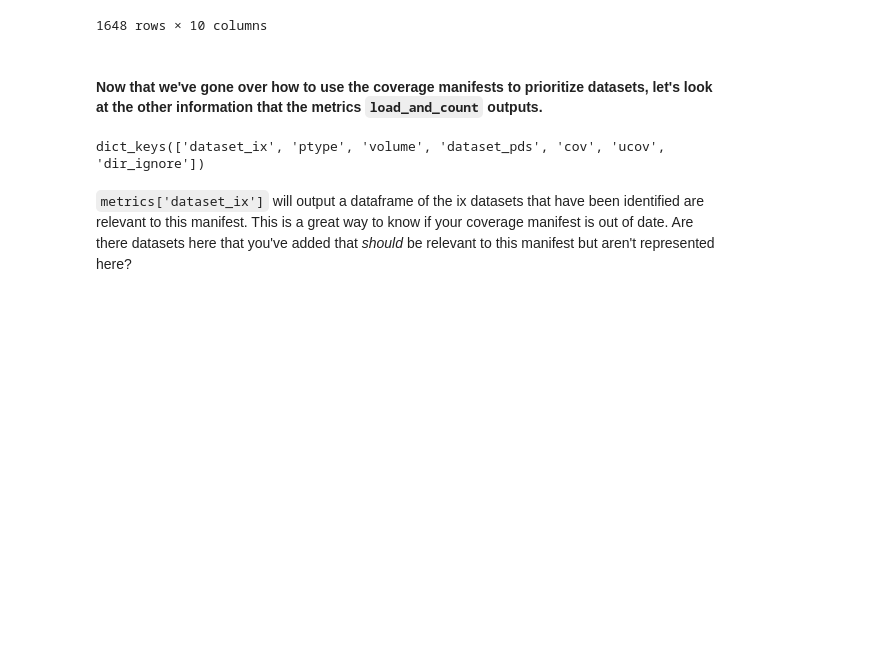
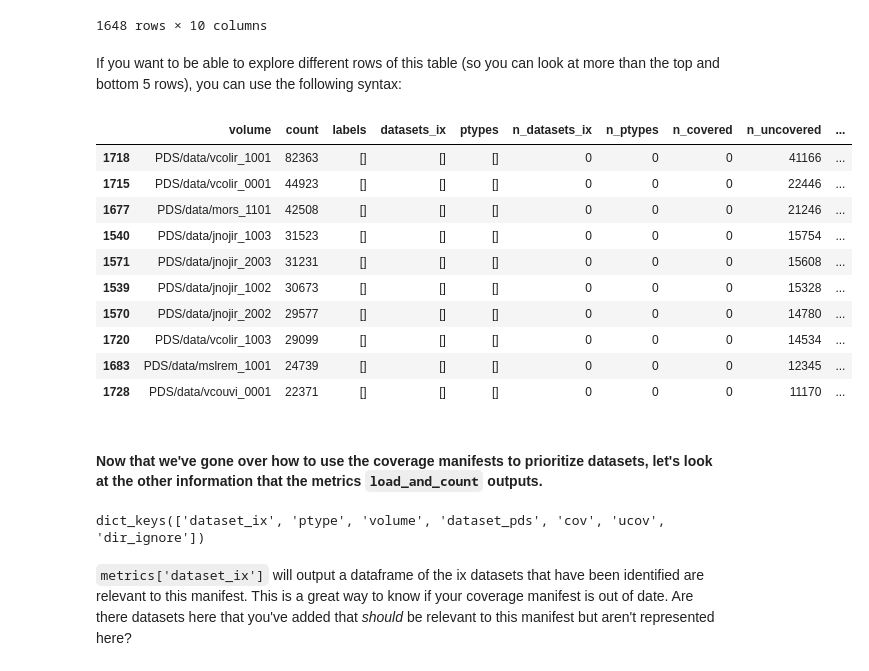
Before and after one commit to MillionConcepts/pdr-tests, a Jupyter notebook: pdr_tests/Coverage_Manifest_Explorer.ipynb, the cells around one changed output. Saved outputs shown, nothing was run; the diff lists cells and outputs as text; code cells hidden in the pictures; blank space fills up the shorter version.

Commit message:
add syntax example for slicing rows off the sorted dataframe'

```diff
--- a/pdr_tests/Coverage_Manifest_Explorer.ipynb
+++ b/pdr_tests/Coverage_Manifest_Explorer.ipynb
@@ -63,7 +63,8 @@ no_coverage_no_pds4_df
 
 Now you can get the full url by going to the pdrdev spider that corresponds with this coverage (you can find those here: https://github.com/MillionConcepts/pdrdev/tree/main/pdrtestsuite/spiders) and then combining the value in in the volume column with the url in `start_url` for the spider to go right to the volume that will make the most impact on coverage for this manifest!
 # %%
-no_coverage_no_pds4_df.sort_values(by=['count', 'n_uncovered'], ascending=False)
+sorted_df = no_coverage_no_pds4_df.sort_values(by=['count', 'n_uncovered'], ascending=False)
+sorted_df
 # %% [output]
 |  | volume | count | labels | datasets_ix | ptypes | n_datasets_ix | n_ptypes | n_covered | n_uncovered | ... |
 | 1718 | PDS/data/vcolir_1001 | 82363 | [] | [] | [] | 0 | 0 | 0 | 41166 | ... |
@@ -78,6 +79,22 @@ no_coverage_no_pds4_df.sort_values(by=['count', 'n_uncovered'], ascending=False)
 | 1761 | PDS/data/vo_3002 | 16 | [] | [] | [] | 0 | 0 | 0 | 2 | ... |
 | 1760 | PDS/data/vo_3001 | 15 | [] | [] | [] | 0 | 0 | 0 | 2 | ... |
 1648 rows × 10 columns
+# %% [markdown]
+If you want to be able to explore different rows of this table (so you can look at more than the top and bottom 5 rows), you can use the following syntax:
+# %%
+sorted_df[0:10] # Shows the first ten rows
+# %% [output]
+|  | volume | count | labels | datasets_ix | ptypes | n_datasets_ix | n_ptypes | n_covered | n_uncovered | ... |
+| 1718 | PDS/data/vcolir_1001 | 82363 | [] | [] | [] | 0 | 0 | 0 | 41166 | ... |
+| 1715 | PDS/data/vcolir_0001 | 44923 | [] | [] | [] | 0 | 0 | 0 | 22446 | ... |
+| 1677 | PDS/data/mors_1101 | 42508 | [] | [] | [] | 0 | 0 | 0 | 21246 | ... |
+| 1540 | PDS/data/jnojir_1003 | 31523 | [] | [] | [] | 0 | 0 | 0 | 15754 | ... |
+| 1571 | PDS/data/jnojir_2003 | 31231 | [] | [] | [] | 0 | 0 | 0 | 15608 | ... |
+| 1539 | PDS/data/jnojir_1002 | 30673 | [] | [] | [] | 0 | 0 | 0 | 15328 | ... |
+| 1570 | PDS/data/jnojir_2002 | 29577 | [] | [] | [] | 0 | 0 | 0 | 14780 | ... |
+| 1720 | PDS/data/vcolir_1003 | 29099 | [] | [] | [] | 0 | 0 | 0 | 14534 | ... |
+| 1683 | PDS/data/mslrem_1001 | 24739 | [] | [] | [] | 0 | 0 | 0 | 12345 | ... |
+| 1728 | PDS/data/vcouvi_0001 | 22371 | [] | [] | [] | 0 | 0 | 0 | 11170 | ... |
 # %% [markdown]
 #### Now that we've gone over how to use the coverage manifests to prioritize datasets, let's look at the other information that the metrics `load_and_count` outputs.
 # %%
```
